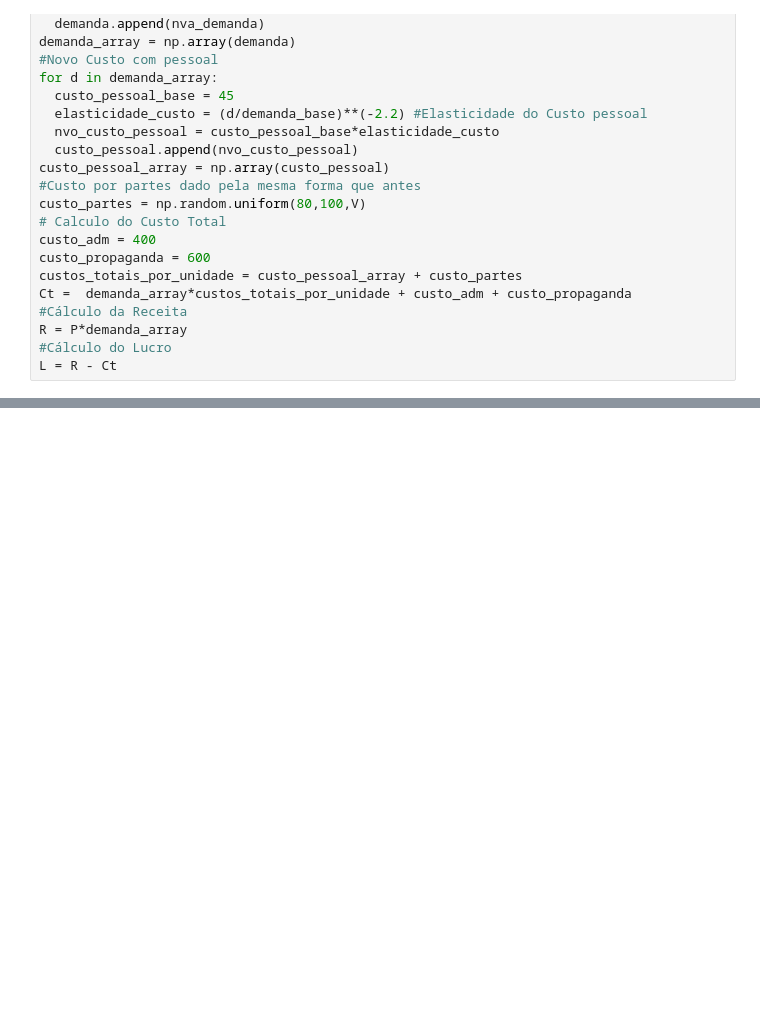
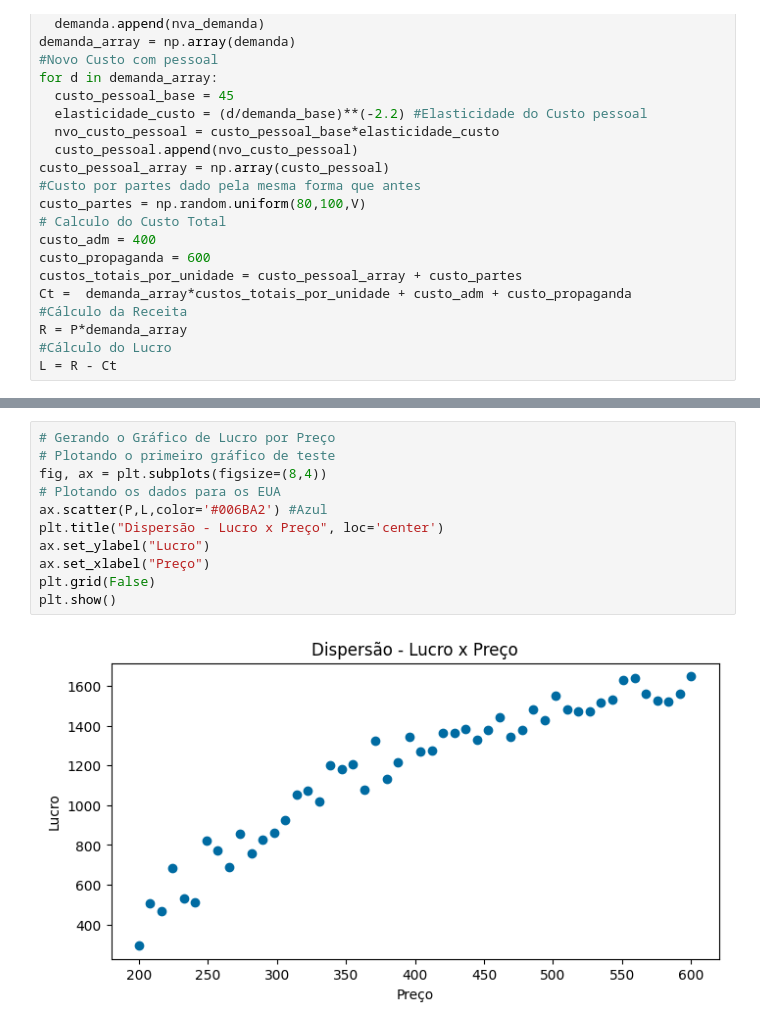
Before and after one commit to luizmarioags/Simulacao-de-Sistemas, a Jupyter notebook: Projeto_Simulação_de_Sistemas.ipynb, the cells around one changed output, grey strips where cells are left out. Cells and saved outputs as stored; diff of their text form; blank space fills up the shorter version.

```diff
--- a/Projeto_Simulação_de_Sistemas.ipynb
+++ b/Projeto_Simulação_de_Sistemas.ipynb
@@ -248,0 +248,13 @@ plt.show()
+# %%
+# Gerando o Gráfico de Lucro por Preço
+# Plotando o primeiro gráfico de teste
+fig, ax = plt.subplots(figsize=(8,4))
+# Plotando os dados para os EUA
+ax.scatter(P,L,color='#006BA2') #Azul
+plt.title("Dispersão - Lucro x Preço", loc='center')
+ax.set_ylabel("Lucro")
+ax.set_xlabel("Preço")
+plt.grid(False)
+plt.show()
+# %% [output]
+[figure, added]
```
Also changed, not shown: parts of 3 cells of this notebook.
